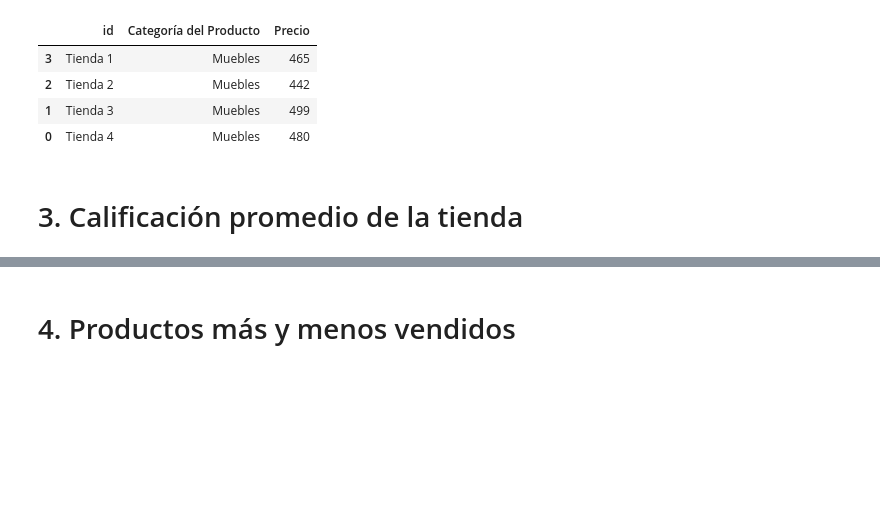
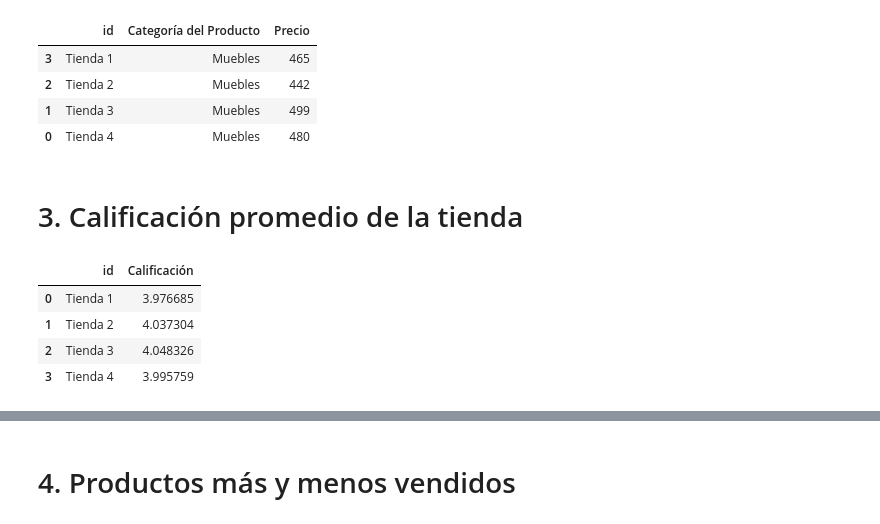
Before and after one commit to Yasna79/Challenge-1-Alura-Stores, a Jupyter notebook: AluraStoreLatam.ipynb, the cells around one changed output, grey strips where cells are left out. Saved outputs shown, nothing was run; the diff lists cells and outputs as text; code cells hidden in the pictures; blank space fills up the shorter version.

```diff
--- a/AluraStoreLatam.ipynb
+++ b/AluraStoreLatam.ipynb
@@ -73,3 +82,18 @@ productos_mayores.head()
 | 0 | Tienda 4 | Muebles | 480 |
 # %% [markdown]
 # 3. Calificación promedio de la tienda
+# %%
+calificacion_tienda = (
+    all_stores
+    .groupby('id')['Calificación']
+    .mean()
+    .reset_index()
+)
+
+calificacion_tienda.head()
+# %% [output]
+|  | id | Calificación |
+| 0 | Tienda 1 | 3.976685 |
+| 1 | Tienda 2 | 4.037304 |
+| 2 | Tienda 3 | 4.048326 |
+| 3 | Tienda 4 | 3.995759 |
```
Also changed, not shown: parts of 3 cells of this notebook.
